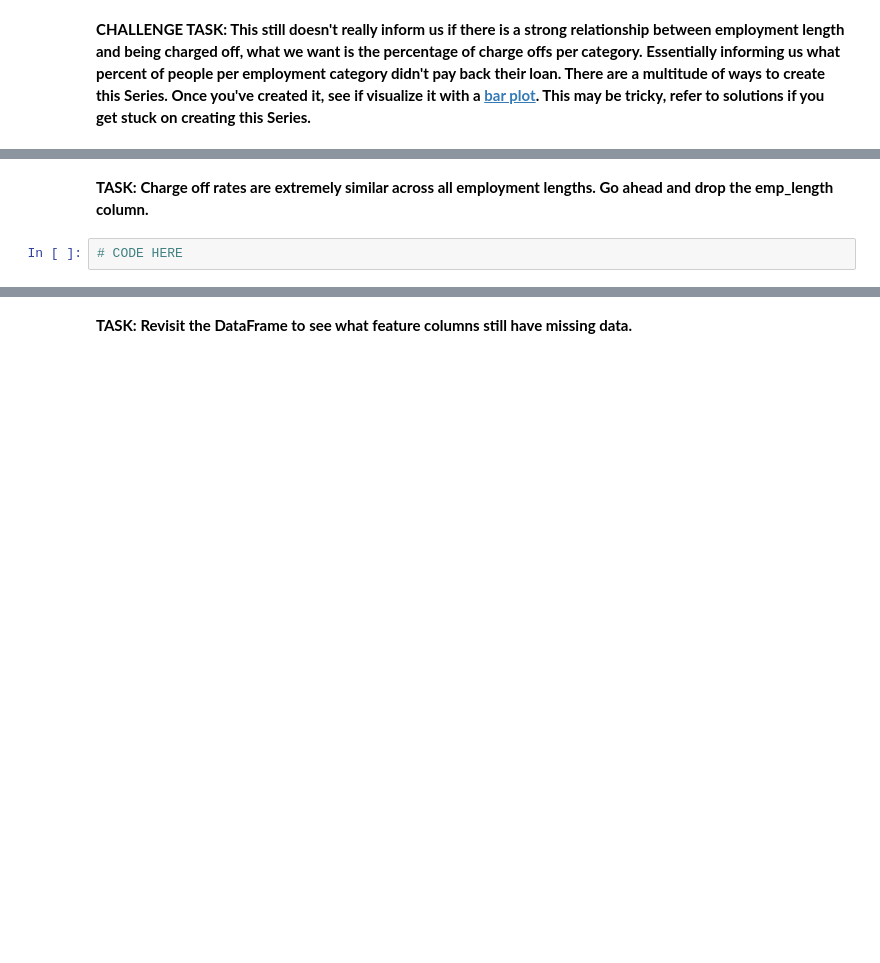
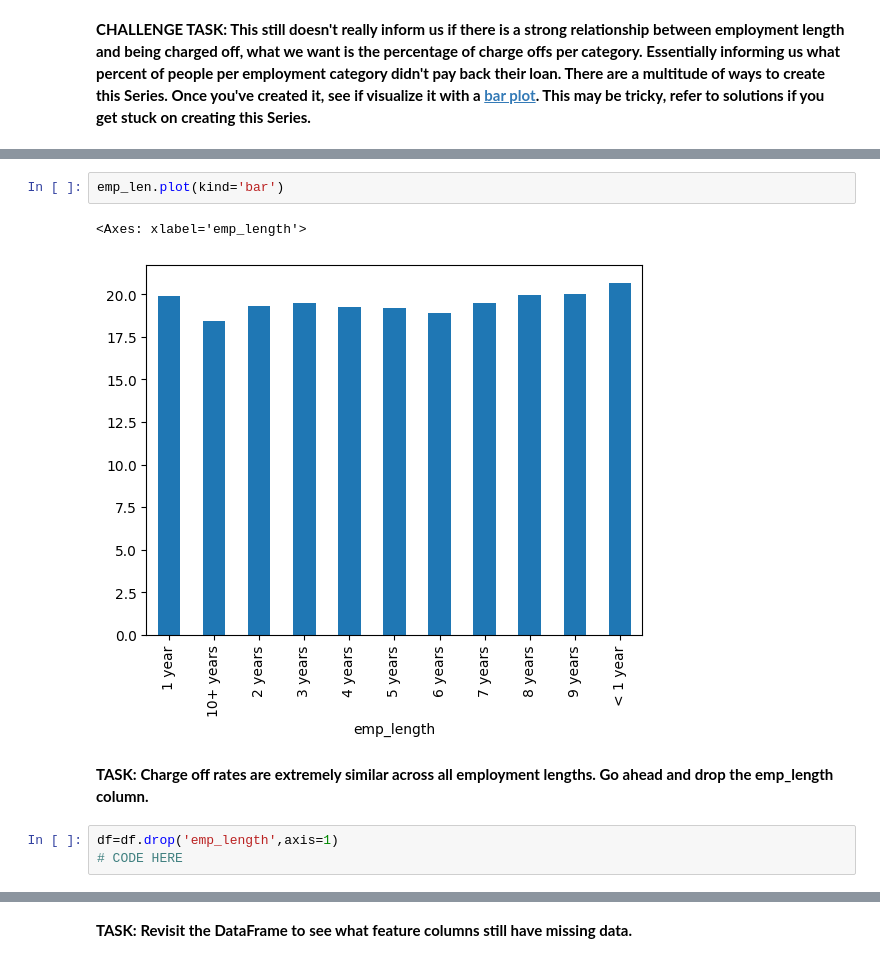
Before and after one commit to punitmalik/punitmalik, a Jupyter notebook: lending-club-classification-using-tensorflow-keras.ipynb, the cells around one changed output, grey strips where cells are left out. Drawn from its saved outputs; the diff is of its cells as text; blank space fills up the shorter version.

```diff
--- a/lending-club-classification-using-tensorflow-keras.ipynb
+++ b/lending-club-classification-using-tensorflow-keras.ipynb
@@ -484,4 +589,10 @@ continuous_columns.corr()['loan_repaid'].sort_values().drop('loan_repaid').plot(
+# %%
+emp_len.plot(kind='bar')
+# %% [output]
+<Axes: xlabel='emp_length'>
+[figure, added]
 # %% [markdown]
 **TASK: Charge off rates are extremely similar across all employment lengths. Go ahead and drop the emp_length column.**
-# %%
-# CODE HERE
+# %%
+df=df.drop('emp_length',axis=1)
+# CODE HERE
```
Also changed, not shown: parts of 77 cells of this notebook.
